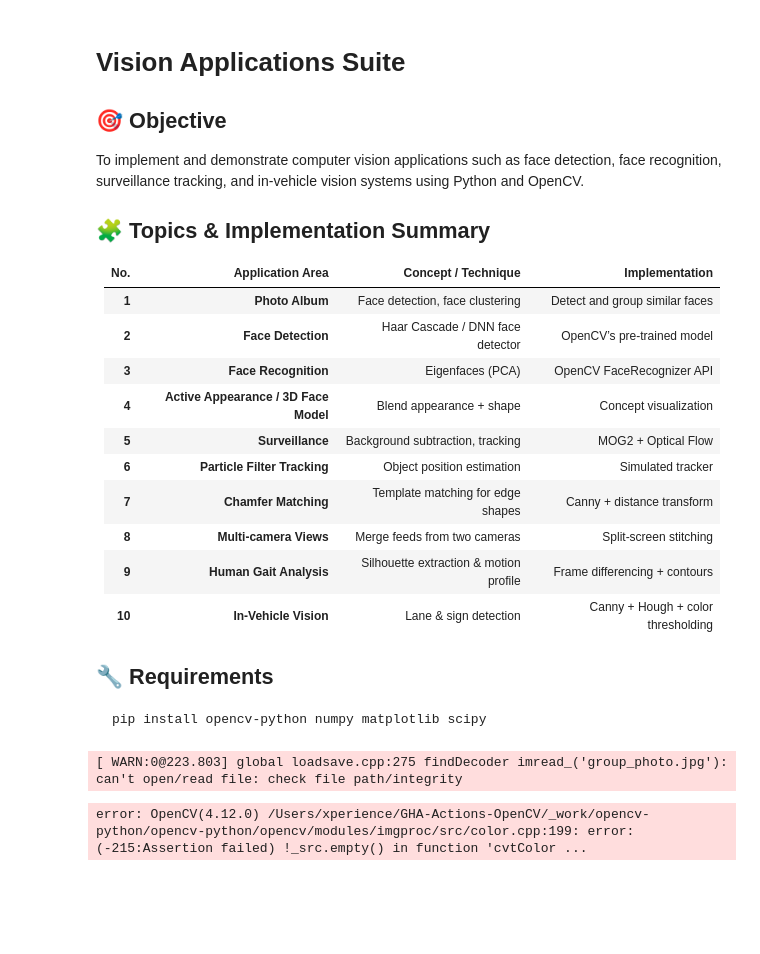
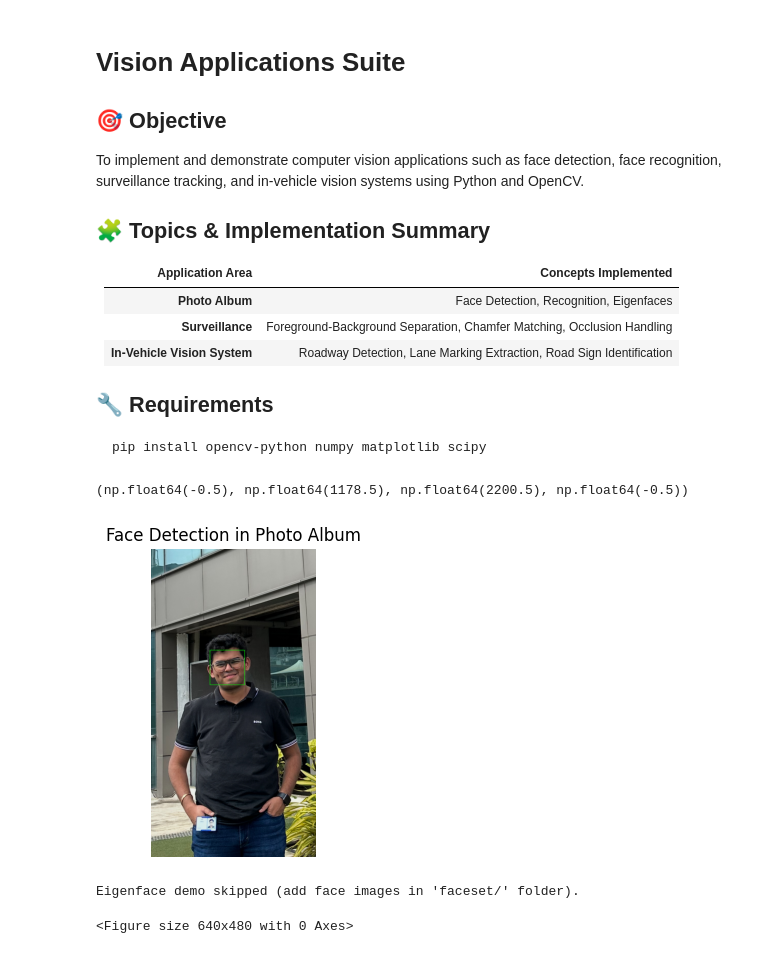
Before and after one commit to SawhneySatvik/IntroductionToComputerVision, a Jupyter notebook: 05.VisionApplicationSuite.ipynb, the cells around one changed output. Drawn from its saved outputs; the diff is of its cells as text; code cells hidden in the pictures; blank space fills up the shorter version.

Commit message:
Added vision application suite

````diff
--- a/05.VisionApplicationSuite.ipynb
+++ b/05.VisionApplicationSuite.ipynb
@@ -5,18 +5,12 @@
 To implement and demonstrate computer vision applications such as face detection, face recognition, surveillance tracking, and in-vehicle vision systems using Python and OpenCV.
 
 ## 🧩 Topics & Implementation Summary
-| No.    | Application Area                      | Concept / Technique                    | Implementation                     |
-| :----- | :------------------------------------ | :------------------------------------- | :--------------------------------- |
-| **1**  | **Photo Album**                       | Face detection, face clustering        | Detect and group similar faces     |
-| **2**  | **Face Detection**                    | Haar Cascade / DNN face detector       | OpenCV’s pre-trained model         |
-| **3**  | **Face Recognition**                  | Eigenfaces (PCA)                       | OpenCV FaceRecognizer API          |
-| **4**  | **Active Appearance / 3D Face Model** | Blend appearance + shape               | Concept visualization              |
-| **5**  | **Surveillance**                      | Background subtraction, tracking       | MOG2 + Optical Flow                |
-| **6**  | **Particle Filter Tracking**          | Object position estimation             | Simulated tracker                  |
-| **7**  | **Chamfer Matching**                  | Template matching for edge shapes      | Canny + distance transform         |
-| **8**  | **Multi-camera Views**                | Merge feeds from two cameras           | Split-screen stitching             |
-| **9**  | **Human Gait Analysis**               | Silhouette extraction & motion profile | Frame differencing + contours      |
-| **10** | **In-Vehicle Vision**                 | Lane & sign detection                  | Canny + Hough + color thresholding |
+| Application Area             | Concepts Implemented                                                   |
+| :--------------------------- | :--------------------------------------------------------------------- |
+| **Photo Album**              | Face Detection, Recognition, Eigenfaces                                |
+| **Surveillance**             | Foreground-Background Separation, Chamfer Matching, Occlusion Handling |
+| **In-Vehicle Vision System** | Roadway Detection, Lane Marking Extraction, Road Sign Identification   |
+
 
 ## 🔧 Requirements
 ``` bash
@@ -31,18 +25,62 @@ from sklearn.preprocessing import StandardScaler
 # %%
 # 1️⃣ FACE DETECTION
 face_cascade = cv2.CascadeClassifier(cv2.data.haarcascades + "haarcascade_frontalface_default.xml")
-image = cv2.imread("dataset/SatvikCasualPic.jpg")  # use any static group photo
+image = cv2.imread("dataset/SatvikCasualPic.jpeg")  # use any static group photo
 gray = cv2.cvtColor(image, cv2.COLOR_BGR2GRAY)
 faces = face_cascade.detectMultiScale(gray, 1.3, 5)
 
 for (x, y, w, h) in faces:
     cv2.rectangle(image, (x, y), (x+w, y+h), (0, 255, 0), 2)
 
 plt.figure(figsize=(12,4))
 plt.subplot(1,3,1)
 plt.imshow(cv2.cvtColor(image, cv2.COLOR_BGR2RGB))
 plt.title("Face Detection in Photo Album")
 plt.axis('off')
 # %% [output]
-[ WARN:0@223.803] global loadsave.cpp:275 findDecoder imread_('group_photo.jpg'): can't open/read file: check file path/integrity
+(np.float64(-0.5), np.float64(1178.5), np.float64(2200.5), np.float64(-0.5))
-error: OpenCV(4.12.0) /Users/xperience/GHA-Actions-OpenCV/_work/opencv-python/opencv-python/opencv/modules/imgproc/src/color.cpp:199: error: (-215:Assertion failed) !_src.empty() in function 'cvtColor ...
+[figure, added]
+# %%
+# 2️⃣ FACE RECOGNITION USING EIGENFACES
+# Load multiple aligned face images of 2–3 people into 'faceset/'
+# Each face should be same size (e.g., 100x100 gray)
+def load_faces(folder):
+    import os
+    imgs = []
+    for f in os.listdir(folder):
+        img = cv2.imread(os.path.join(folder, f), cv2.IMREAD_GRAYSCALE)
+        if img is not None:
+            imgs.append(img.flatten())
+    return np.array(imgs)
+
+try:
+    faceset = load_faces("faceset")
+    scaler = StandardScaler().fit(faceset)
+    faces_scaled = scaler.transform(faceset)
+    pca = PCA(n_components=10).fit(faces_scaled)
+    eigenfaces = pca.components_.reshape((10,100,100))
+
+    plt.subplot(1,3,2)
+    plt.imshow(eigenfaces[0], cmap='gray')
+    plt.title("Eigenface Representation")
+    plt.axis('off')
+except Exception as e:
+    print("Eigenface demo skipped (add face images in 'faceset/' folder).")
+# %% [output]
+Eigenface demo skipped (add face images in 'faceset/' folder).
+# %%
+# 3️⃣ SURVEILLANCE — FOREGROUND-BACKGROUND SEPARATION
+bg = cv2.imread("dataset/empty_scene.png", cv2.IMREAD_GRAYSCALE)
+fg = cv2.imread("dataset/scene_with_person.png", cv2.IMREAD_GRAYSCALE)
+if bg is not None and fg is not None and bg.shape == fg.shape:
+    diff = cv2.absdiff(bg, fg)
+    _, mask = cv2.threshold(diff, 40, 255, cv2.THRESH_BINARY)
+    plt.subplot(1,3,3)
+    plt.imshow(mask, cmap='gray')
+    plt.title("Foreground-Background Separation")
+    plt.axis('off')
+
+plt.tight_layout()
+plt.show()
+# %% [output]
+<Figure size 640x480 with 0 Axes>
````
Also changed, not shown: parts of 4 cells of this notebook.
